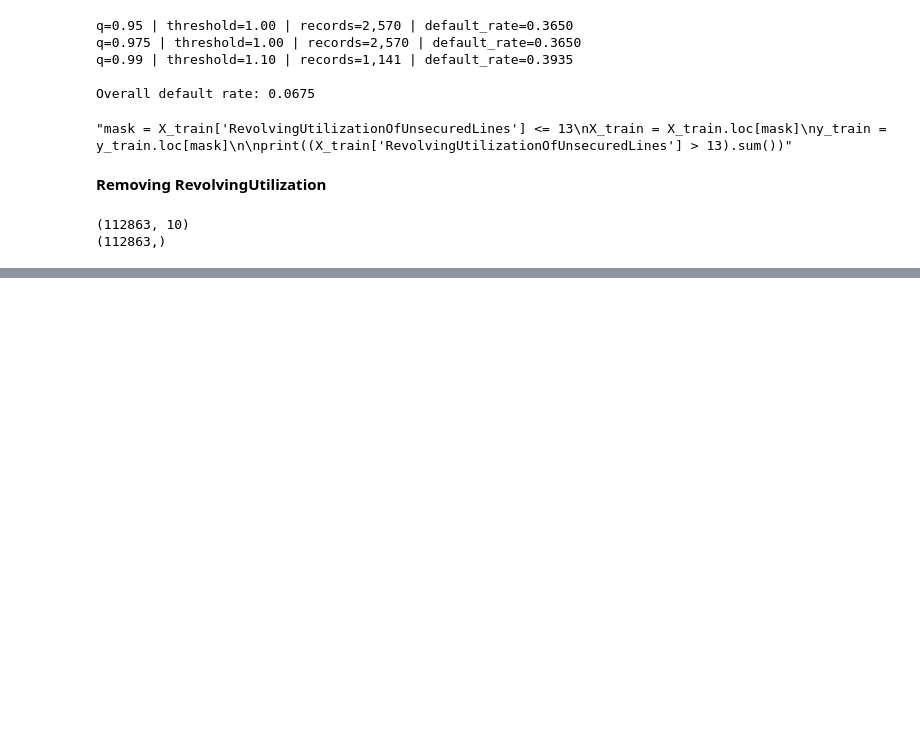
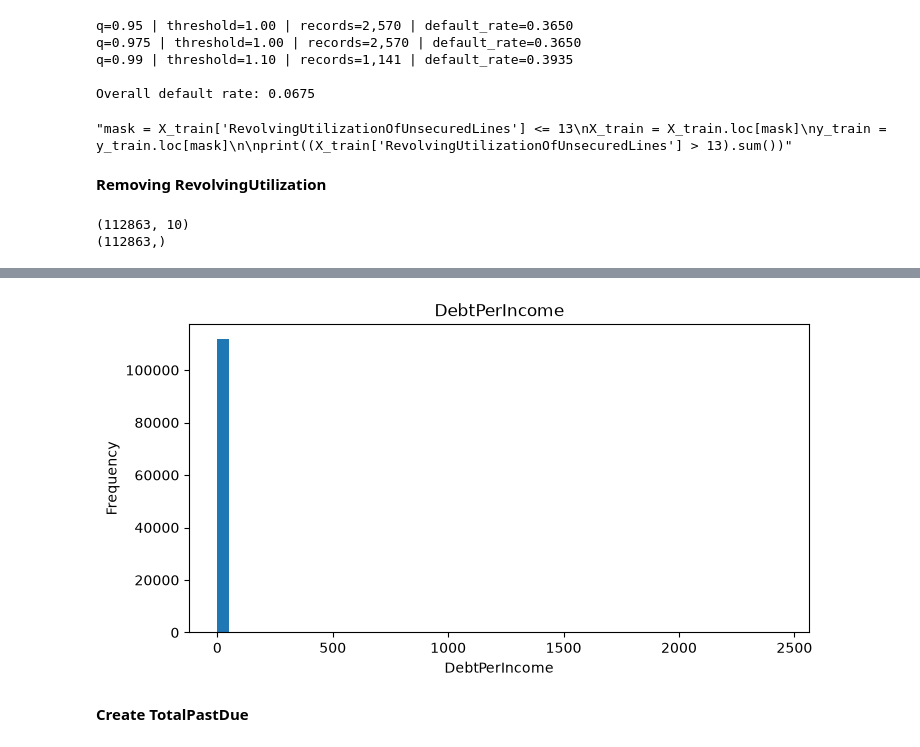
Before and after one commit to Miqaye1/Programming_Project, a Jupyter notebook: Untitled-1.ipynb, the cells around one changed output, grey strips where cells are left out. Drawn from its saved outputs; the diff is of its cells as text; code cells hidden in the pictures; blank space fills up the shorter version.

```diff
--- a/Untitled-1.ipynb
+++ b/Untitled-1.ipynb
@@ -404,0 +377,14 @@ plt.show()
+# %%
+X_train["DebtPerIncome"] = (
+    X_train["DebtRatio"] /
+    (X_train["MonthlyIncome"] + 1)
+)
+
+X_test["DebtPerIncome"] = (
+    X_test["DebtRatio"] /
+    (X_test["MonthlyIncome"] + 1)
+)
+
+# Then log-transform MonthlyIncome
+X_train["MonthlyIncome"] = np.log1p(X_train["MonthlyIncome"])
+X_test["MonthlyIncome"] = np.log1p(X_test["MonthlyIncome"])
@@ -404,0 +403,11 @@ plt.show()
+# %%
+plt.figure(figsize=(8, 4))
+plt.hist(X_train["DebtPerIncome"], bins=50)
+plt.title("DebtPerIncome")
+plt.xlabel("DebtPerIncome")
+plt.ylabel("Frequency")
+plt.show()
+# %% [output]
+[figure, added]
+# %% [markdown]
+**Create TotalPastDue**
```
Also changed, not shown: parts of 18 cells of this notebook.
